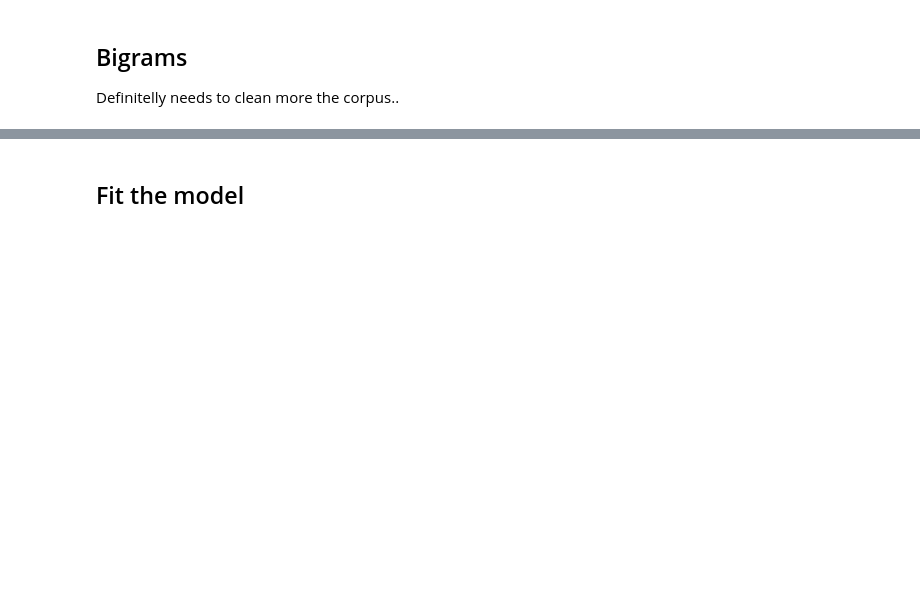
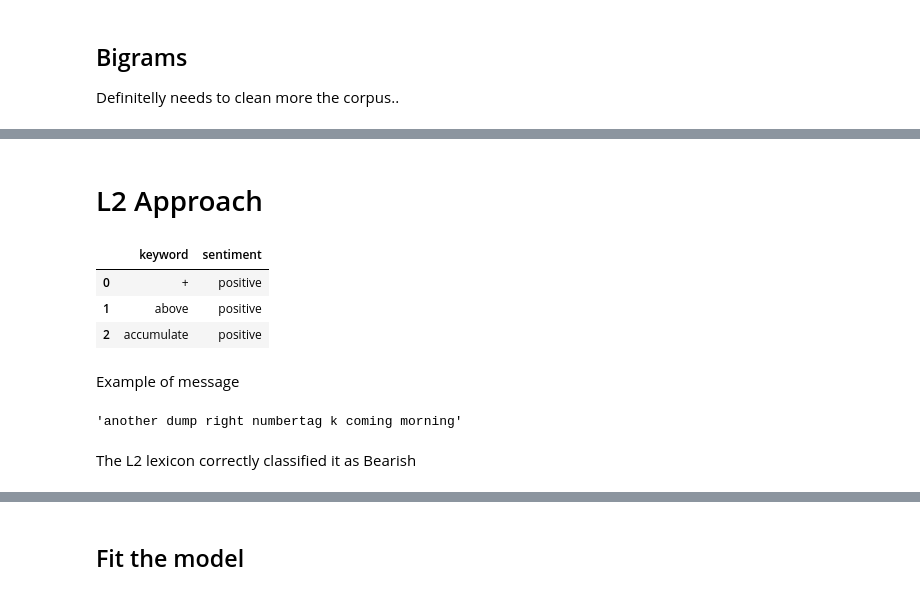
Before and after one commit to thomaspernet/PythonFinanceClass, a Jupyter notebook: SentimentAnalysis.ipynb, the cells around one changed output, grey strips where cells are left out. Saved outputs shown, nothing was run; the diff lists cells and outputs as text; code cells hidden in the pictures; blank space fills up the shorter version.

```diff
--- a/SentimentAnalysis.ipynb
+++ b/SentimentAnalysis.ipynb
@@ -287,0 +314,11 @@ plt.show()
+# %% [markdown]
+# L2 Approach
+# %%
+L2 = pd.read_csv('http://www.thomas-renault.com/l2_lexicon.csv',
+           sep = ";")
+L2.head(3)
+# %% [output]
+|  | keyword | sentiment |
+| 0 | + | positive |
+| 1 | above | positive |
+| 2 | accumulate | positive |
@@ -287,0 +349,8 @@ plt.show()
+# %% [markdown]
+Example of message
+# %%
+X_train.iloc[0]
+# %% [output]
+'another dump right numbertag k coming morning'
+# %% [markdown]
+The L2 lexicon correctly classified it as Bearish
```
Also changed, not shown: parts of 77 cells of this notebook.
